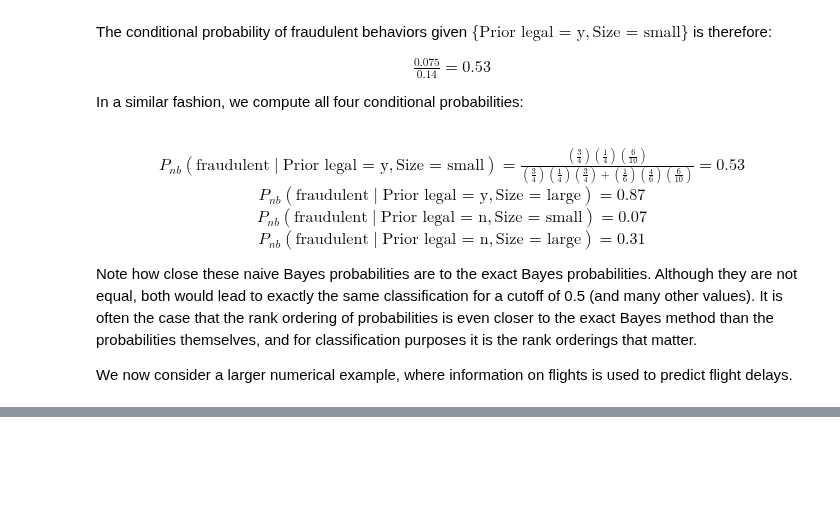
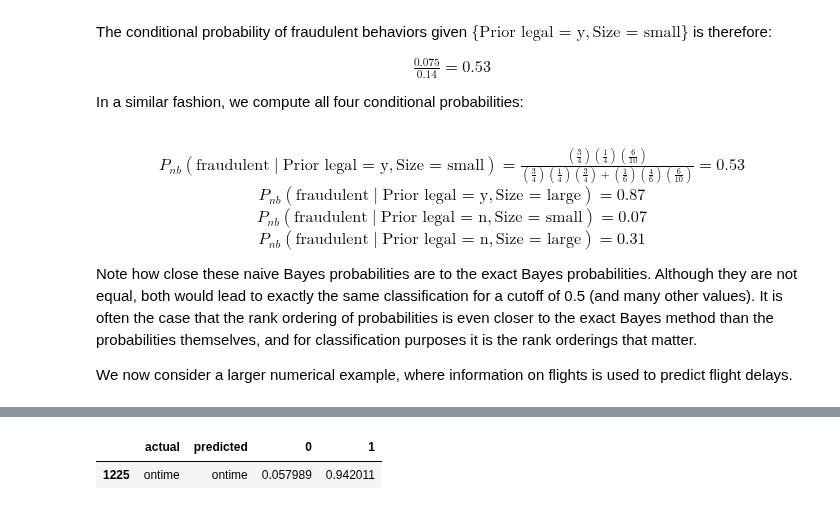
Before and after one commit to jeantardelli/data-mining-for-business-analytics, a Jupyter notebook: analysis/the-naive-bayes-classifier.ipynb, the cells around one changed output, grey strips where cells are left out. Cells and saved outputs as stored; diff of their text form; code cells hidden in the pictures; blank space fills up the shorter version.

```diff
--- a/analysis/the-naive-bayes-classifier.ipynb
+++ b/analysis/the-naive-bayes-classifier.ipynb
@@ -227,0 +285,21 @@ We now consider a larger numerical example, where information on flights is used
+# %%
+# split the original data frame into a train and test using the same
+# random_state
+train_df, valid_df = train_test_split(delays_df, test_size=0.40, random_state=1)
+
+pd.set_option("precision", 4)
+# probability of flight status
+print(train_df["Flight Status"].value_counts() / len(train_df))
+print()
+
+for predictor in predictors:
+    # construct the frequency table
+    df = train_df[["Flight Status", predictor]]
+    freq_table = df.pivot_table(index="Flight Status", columns=predictor, aggfunc=len)
+
+    # divide each value by the sum of the row to get conditional probabilities
+    prop_table = freq_table.apply(lambda x: x/sum(x), axis=1)
+    print(prop_table)
+    print()
+
+pd.reset_option("precision")
@@ -227,0 +340,13 @@ We now consider a larger numerical example, where information on flights is used
+# %%
+# classify a specifi flight by searching in the dataset
+# for a flight with the same predictor values
+df = pd.concat([pd.DataFrame({"actual": y_valid, "predicted": y_valid_pred}),
+                pd.DataFrame(pred_proba_valid, index=y_valid.index)], axis=1)
+
+mask = ((X_valid.CARRIER_DL == 1) & (X_valid.DAY_WEEK_7 == 1) &
+        (X_valid.CRS_DEP_TIME_10 == 1) & (X_valid.DEST_LGA == 1) &
+        (X_valid.ORIGIN_DCA == 1))
+df[mask]
+# %% [output]
+|  | actual | predicted | 0 | 1 |
+| 1225 | ontime | ontime | 0.057989 | 0.942011 |
```
Also changed, not shown: parts of 10 cells of this notebook, 1 other file.
